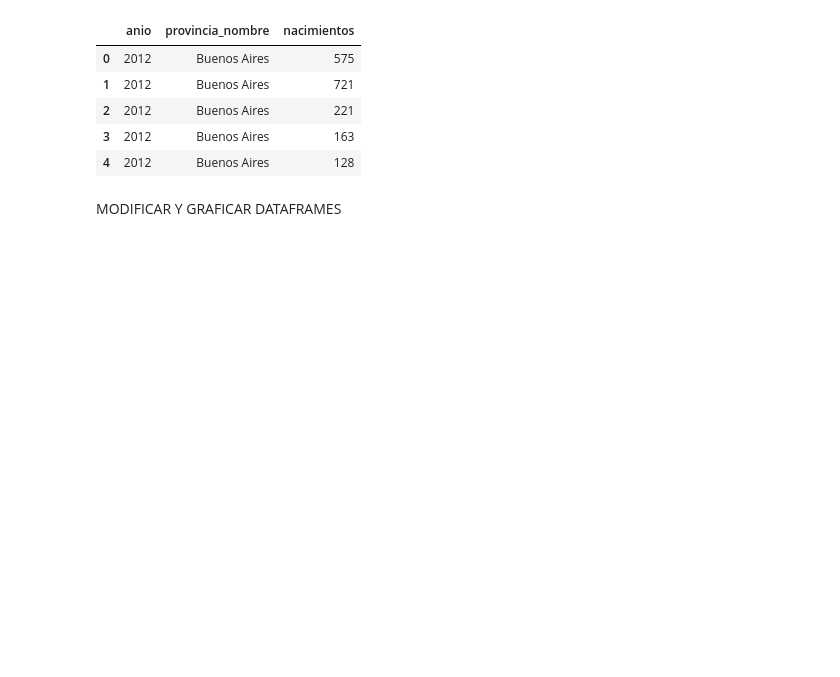
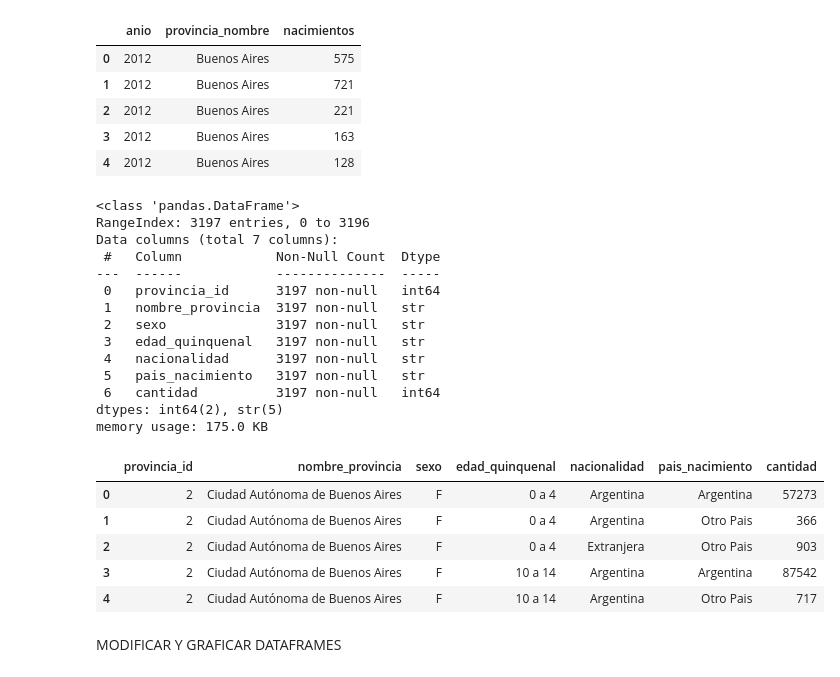
Before and after one commit to TomasVerniano/ANALISIS_POBLACION_ARGENTINA_AED, a Jupyter notebook: poblacion.ipynb, the cells around one changed output. Saved outputs shown, nothing was run; the diff lists cells and outputs as text; code cells hidden in the pictures; blank space fills up the shorter version.

```diff
--- a/poblacion.ipynb
+++ b/poblacion.ipynb
@@ -63,6 +63,30 @@ memory usage: 312.7 KB
 | 4 | 2012 | Buenos Aires | 128 |
 # %%
 poblacion_provincia=pd.read_csv('DATA/poblacion_identificada_provincia_agosto_2024.csv')
+poblacion_provincia.info()
+
+poblacion_provincia.head()
+# %% [output]
+<class 'pandas.DataFrame'>
+RangeIndex: 3197 entries, 0 to 3196
+Data columns (total 7 columns):
+ #   Column            Non-Null Count  Dtype
+---  ------            --------------  -----
+ 0   provincia_id      3197 non-null   int64
+ 1   nombre_provincia  3197 non-null   str
+ 2   sexo              3197 non-null   str
+ 3   edad_quinquenal   3197 non-null   str
+ 4   nacionalidad      3197 non-null   str
+ 5   pais_nacimiento   3197 non-null   str
+ 6   cantidad          3197 non-null   int64
+dtypes: int64(2), str(5)
+memory usage: 175.0 KB
+|  | provincia_id | nombre_provincia | sexo | edad_quinquenal | nacionalidad | pais_nacimiento | cantidad |
+| 0 | 2 | Ciudad Autónoma de Buenos Aires | F | 0 a 4 | Argentina | Argentina | 57273 |
+| 1 | 2 | Ciudad Autónoma de Buenos Aires | F | 0 a 4 | Argentina | Otro Pais | 366 |
+| 2 | 2 | Ciudad Autónoma de Buenos Aires | F | 0 a 4 | Extranjera | Otro Pais | 903 |
+| 3 | 2 | Ciudad Autónoma de Buenos Aires | F | 10 a 14 | Argentina | Argentina | 87542 |
+| 4 | 2 | Ciudad Autónoma de Buenos Aires | F | 10 a 14 | Argentina | Otro Pais | 717 |
 # %% [markdown]
 MODIFICAR Y GRAFICAR DATAFRAMES
 # %%
```
Also changed, not shown: parts of 1 cell of this notebook, 3 other files.
